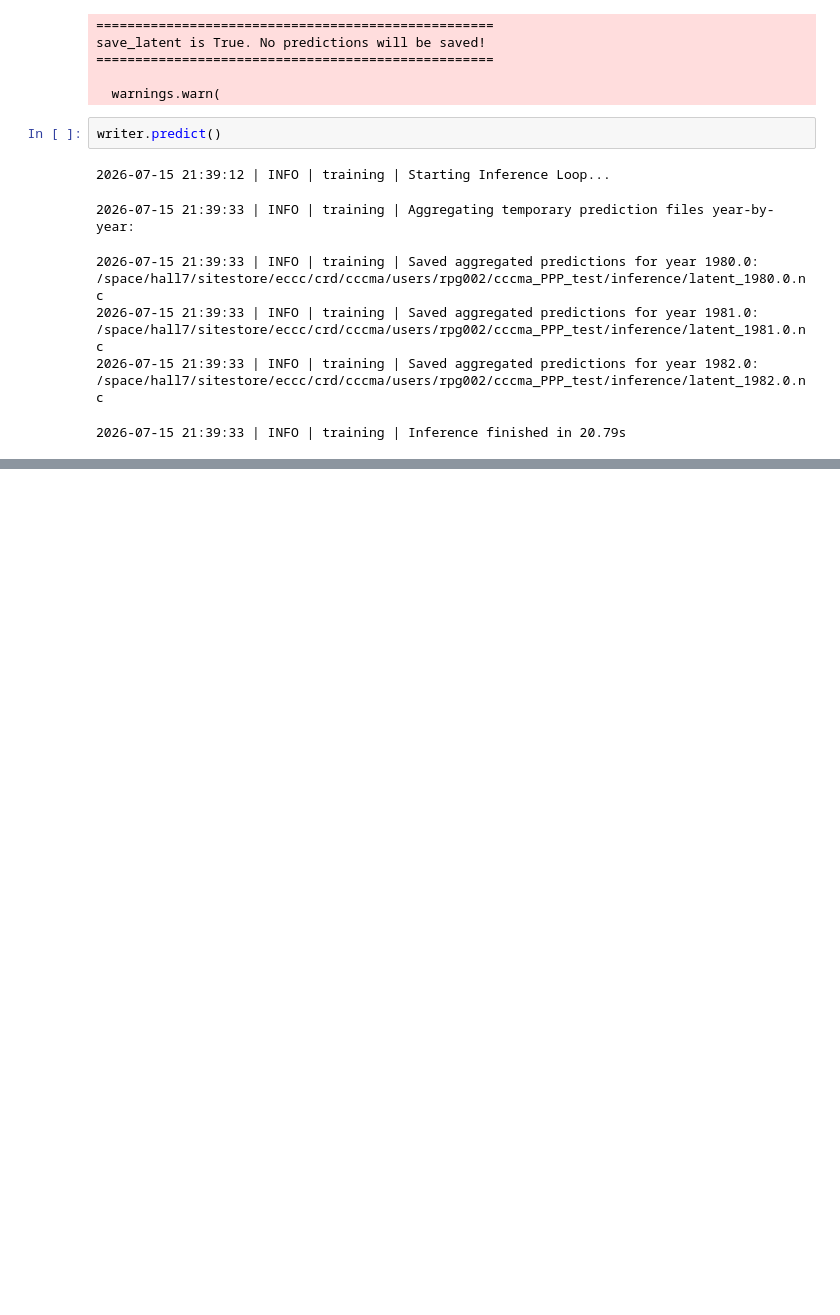
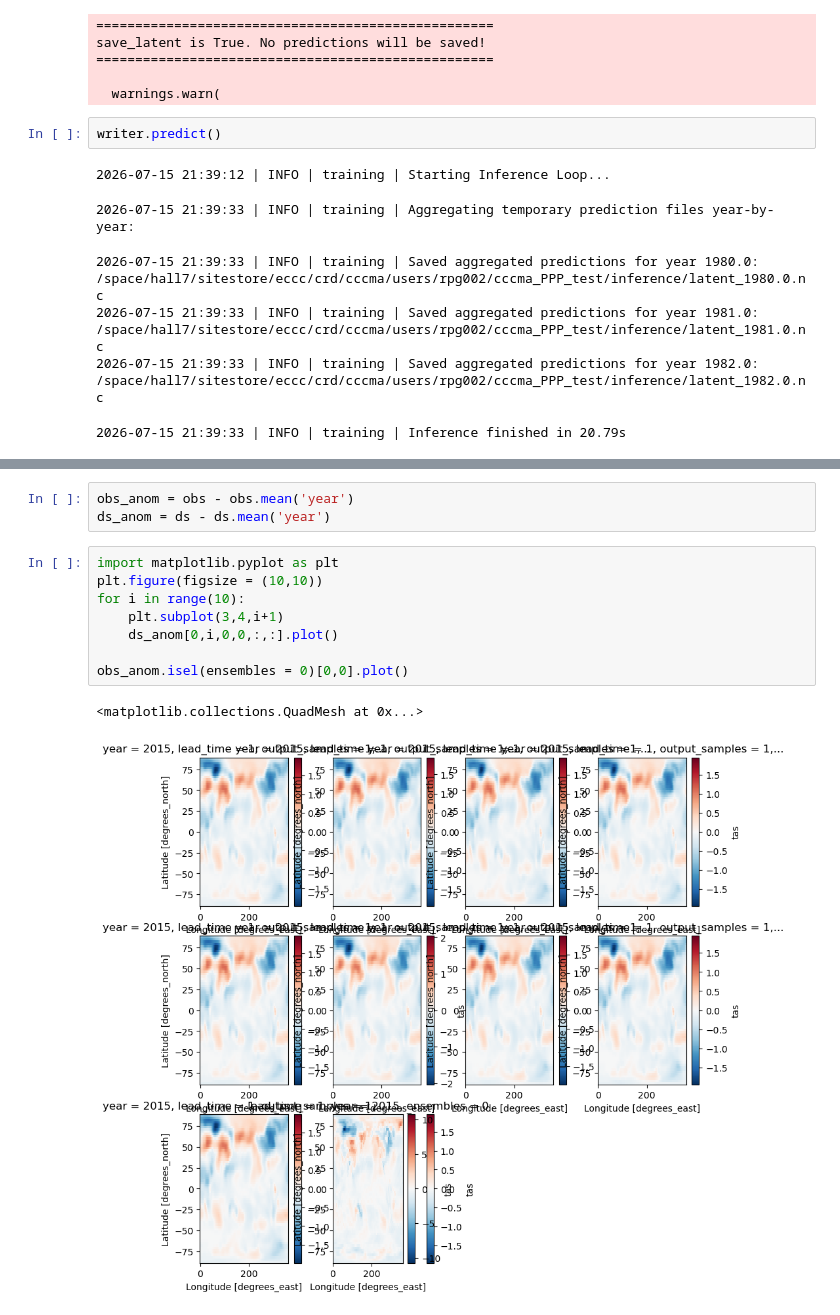
Before and after one commit to ParsaGooya/CCCma-PPP, a Jupyter notebook: test.ipynb, the cells around one changed output, grey strips where cells are left out. Cells and saved outputs as stored; diff of their text form; blank space fills up the shorter version.

```diff
--- a/test.ipynb
+++ b/test.ipynb
@@ -523,0 +562,14 @@ writer.predict()
+# %%
+obs_anom = obs - obs.mean('year')
+ds_anom = ds - ds.mean('year')
+# %%
+import matplotlib.pyplot as plt
+plt.figure(figsize = (10,10))
+for i in range(10):
+    plt.subplot(3,4,i+1)
+    ds_anom[0,i,0,0,:,:].plot()
+
+obs_anom.isel(ensembles = 0)[0,0].plot()
+# %% [output]
+<matplotlib.collections.QuadMesh at 0x...>
+[figure, added]
```
Also changed, not shown: parts of 23 cells of this notebook, 2 other files.
